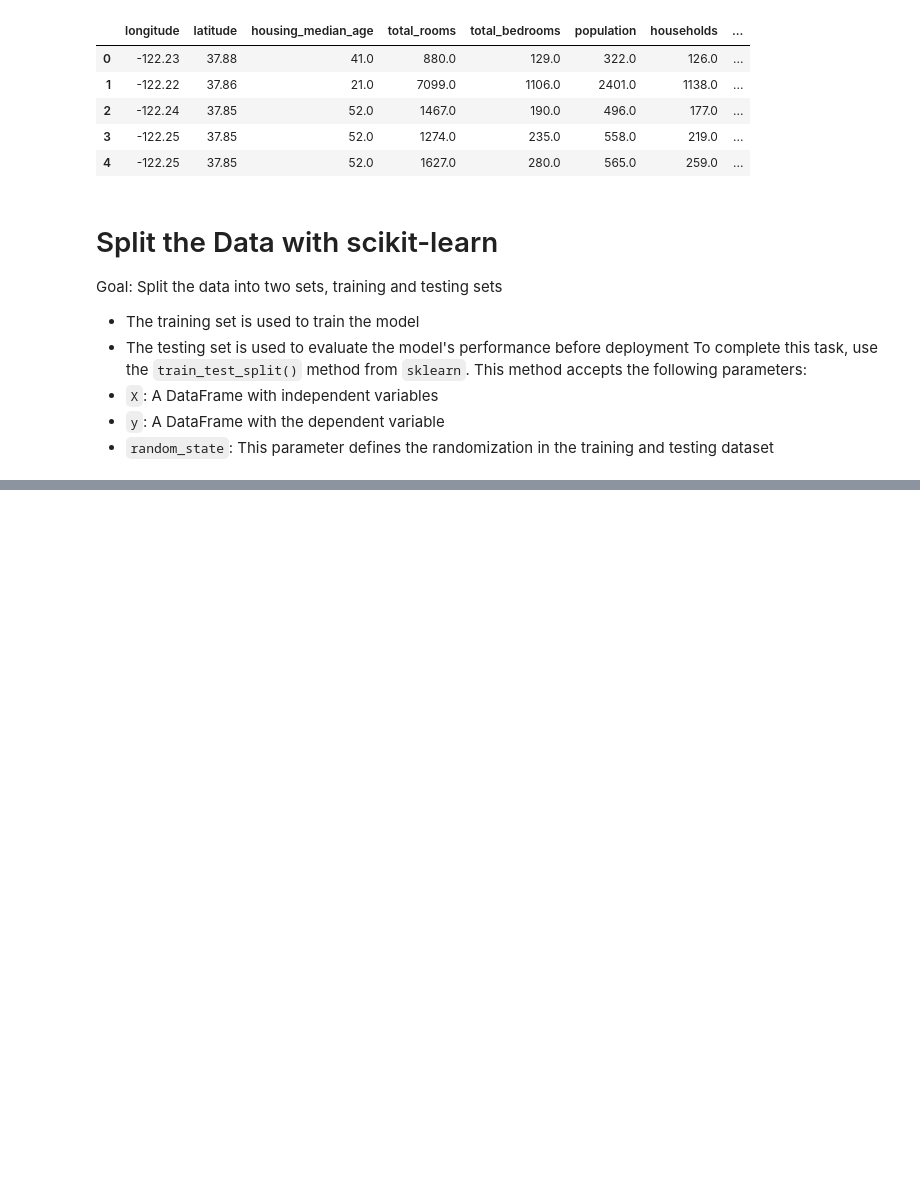
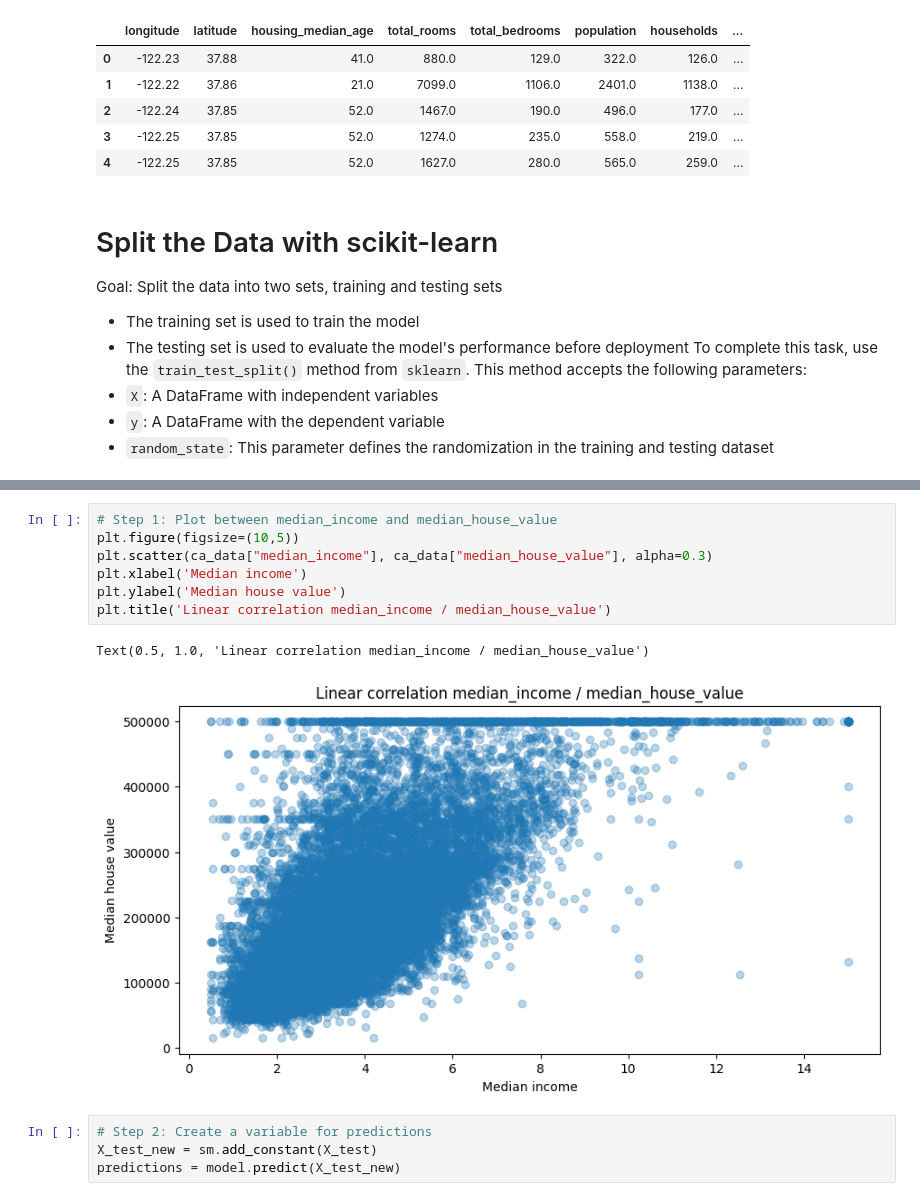
Before and after one commit to eigenscribe/myRepository, a Jupyter notebook: notebooks/statsmodel.ipynb, the cells around one changed output, grey strips where cells are left out. Saved outputs shown, nothing was run; the diff lists cells and outputs as text; blank space fills up the shorter version.

```diff
--- a/notebooks/statsmodel.ipynb
+++ b/notebooks/statsmodel.ipynb
@@ -156,0 +227,14 @@ To complete this task, use the `train_test_split()` method from `sklearn`. This
+# %%
+# Step 1: Plot between median_income and median_house_value
+plt.figure(figsize=(10,5))
+plt.scatter(ca_data["median_income"], ca_data["median_house_value"], alpha=0.3)
+plt.xlabel('Median income')
+plt.ylabel('Median house value')
+plt.title('Linear correlation median_income / median_house_value')
+# %% [output]
+Text(0.5, 1.0, 'Linear correlation median_income / median_house_value')
+[figure, added]
+# %%
+# Step 2: Create a variable for predictions
+X_test_new = sm.add_constant(X_test)
+predictions = model.predict(X_test_new)
```
Also changed, not shown: parts of 8 cells of this notebook.
